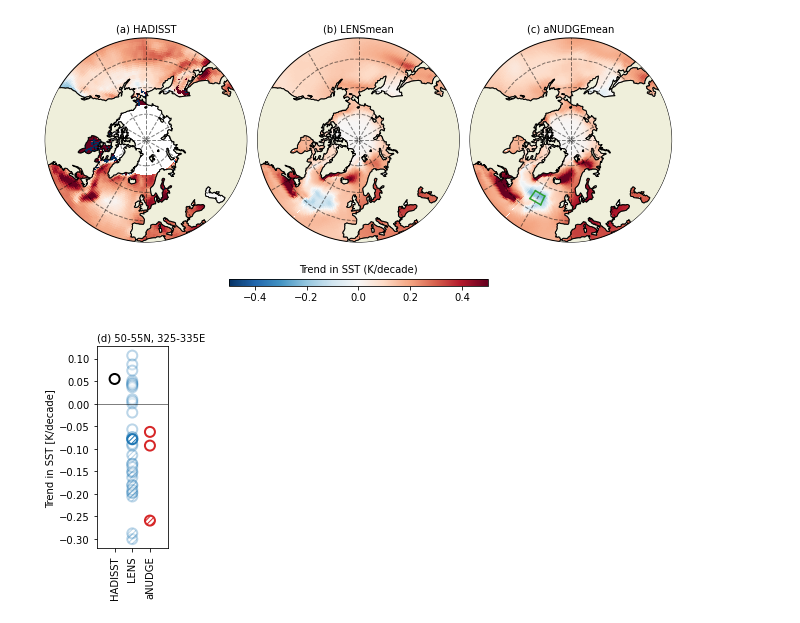
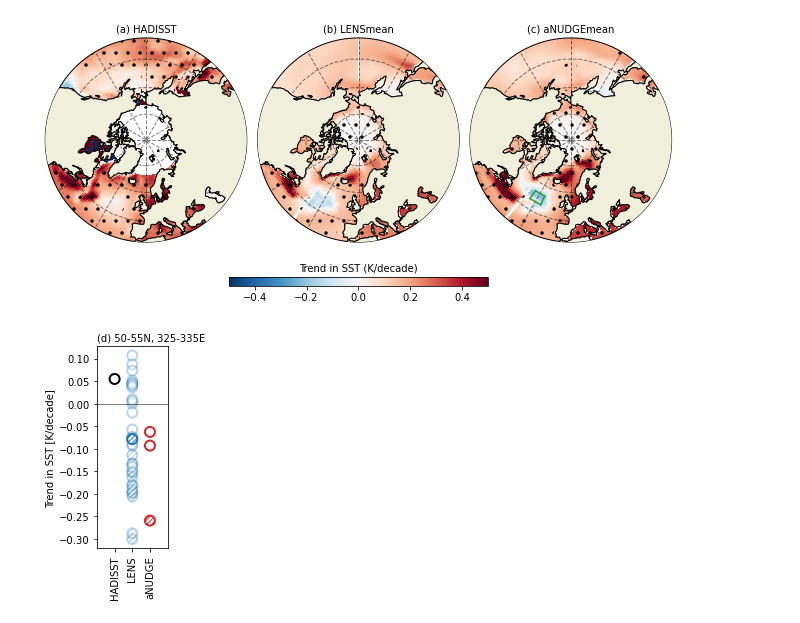
Before and after one commit to lettie-roach/analysis_nudge-arctic, a Jupyter notebook: nudge-arctic_figs9_sst.ipynb, the cells around one changed output. Drawn from its saved outputs; the diff is of its cells as text; code cells hidden in the pictures.

Commit message:
Add yml file, stippling for sst trends

```diff
--- a/nudge-arctic_figs9_sst.ipynb
+++ b/nudge-arctic_figs9_sst.ipynb
@@ -23,3 +22,7 @@ gridds = xr.open_dataset('/glade/work/lettier/CDRv4/mon/nhdl/remap_cesmgrid/seai
+# %%
+# this is on original grid
+obds = xr.open_dataset(mydir+'HADISST.ocn_sst-trend-annmean.1979-2018.nc')
+obds = obds.rename({'latitude':'lat','longitude':'lon'})
 # %%
 listds = []
 for file in myfiles:
@@ -28,7 +31,12 @@ for file in myfiles:
         ds = ds.drop('z_t')
     ds = ds.squeeze()
     ds = ds.set_coords('names')
-    ds['TLONG'].values = gridds.TLONG.values
-    ds['TLAT'].values = gridds.TLAT.values
+
+    # having problems with matplotlib and the CESM ocean lat lon coords
+    # so I will regrid to HADISST grid for plotting
+    ds = ds.rename({'TLAT':'lat','TLONG':'lon'})
+    ds = ds.drop(['ULAT','ULONG'])
+    regridder = xe.Regridder(ds, obds, 'bilinear', reuse_weights=True)
+    ds = regridder(ds)
     listds.append(ds)
 ds = xr.concat(listds,dim='names')
@@ -45,6 +71,6 @@ lensmean = ds.sel(names=thelens).mean(dim='names')
 lensmean['names'] = 'LENSmean'
 lensmean = lensmean.set_coords('names')
 # %%
-ds = xr.concat([ds,a60nudgemean, lensmean],dim='names')
+ds = xr.concat([ds,a60nudgemean, lensmean,obds],dim='names')
 # %%
 mynames = ['HADISST','LENSmean','aNUDGEmean']
@@ -67,44 +91,45 @@ for n, name in enumerate(mynames):
     num_merid = int(360/dmeridian + 1)
     num_parra = int(90/dparallel + 1)
     gl = ax.gridlines(crs=ccrs.PlateCarree(), \
                       xlocs=np.linspace(0, 360, num_merid), \
                       ylocs=np.linspace(0, 90, num_parra), \
                       linestyle="--", linewidth=1, color='k', alpha=0.5)
 
     theta = np.linspace(0, 2*np.pi, 120)
     verts = np.vstack([np.sin(theta), np.cos(theta)]).T
     center, radius = [0.5, 0.5], 0.5
     circle = mpath.Path(verts * radius + center)
     ax.set_boundary(circle, transform=ax.transAxes)  #without this; get rect bound
     ax.coastlines()
     ax.add_feature(cfeature.LAND,zorder=100,edgecolor='k')
 
-    if n>0:
-        mydata = 10.*ds.SST_trend.sel(names=name)
-        CS1 = ax.pcolormesh(mydata.TLONG.values,mydata.TLAT.values, mydata, vmax = .5, vmin=-.5, cmap = plt.cm.RdBu_r,
-                        transform=ccrs.PlateCarree())
 
-    else:
-        mydata = 10.*obds.SST_trend.squeeze()
-        mydata = mydata.where(mydata.latitude<70)
-        CS1 = ax.pcolormesh(obds.longitude,obds.latitude,mydata, vmax = .5, vmin=-.5, cmap = plt.cm.RdBu_r,
-                        transform=ccrs.PlateCarree())
+    mydata = 10.*ds.SST_trend.sel(names=name)
+    mypval = ds.SST_p_value.sel(names=name)
+    if name=='HADISST':
+        mydata = mydata.where(mydata.lat<70)
+        mypval = mypval.where(mydata.lat<70)
+
+    CS1 = ax.pcolormesh(mydata.lon,mydata.lat, mydata, vmax = .5, vmin=-.5, cmap = plt.cm.RdBu_r,
+                    transform=ccrs.PlateCarree())
+    stip = plt.contourf(mydata.lon,mydata.lat, mypval, levels = [0.,5.],
+                        transform=ccrs.PlateCarree(), colors=['none'], hatches=['.'])
 
 ax.plot([lon1, lon2], [lat1, lat1], transform=ccrs.PlateCarree(),c='tab:green')
 ax.plot([lon1, lon2], [lat2, lat2], transform=ccrs.PlateCarree(),c='tab:green')
 ax.plot([lon1, lon1], [lat1, lat2], transform=ccrs.PlateCarree(),c='tab:green')
 ax.plot([lon2, lon2], [lat1, lat2], transform=ccrs.PlateCarree(),c='tab:green')
 
 plt.tight_layout()
 plt.subplots_adjust(bottom = .05)
-cbar_ax = fig.add_axes([0.3, 0.0, 0.4, 0.025]) #[left, bottom, width, height]
+cbar_ax = fig.add_axes([0.3, 0.0, 0.4, 0.03]) #[left, bottom, width, height]
 cbar = fig.colorbar(CS1, cax=cbar_ax,  orientation='horizontal')
 cbar.ax.set_title('Trend in SST (K/decade)',fontsize=10)
 fig.savefig('figs/sst_trend_a.pdf', dpi=500, bbox_inches='tight')
 plt.show()
 plt.close()
 # %% [output]
-[figure, old version]
+[figure, new version]
 # %%
 mydir = './data/sst_natl_timeseries/'
 myfiles = [mydir+f for f in sorted(os.listdir(mydir))]
```
Also changed, not shown: parts of 4 cells of this notebook, 1 other file.
